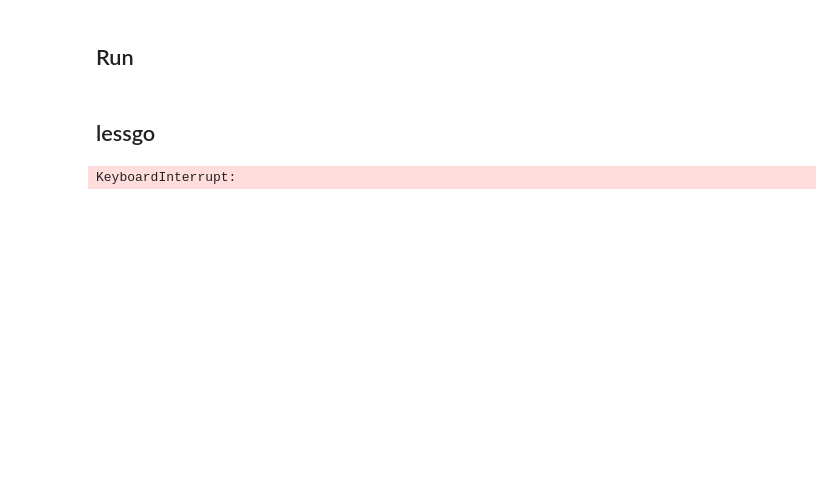
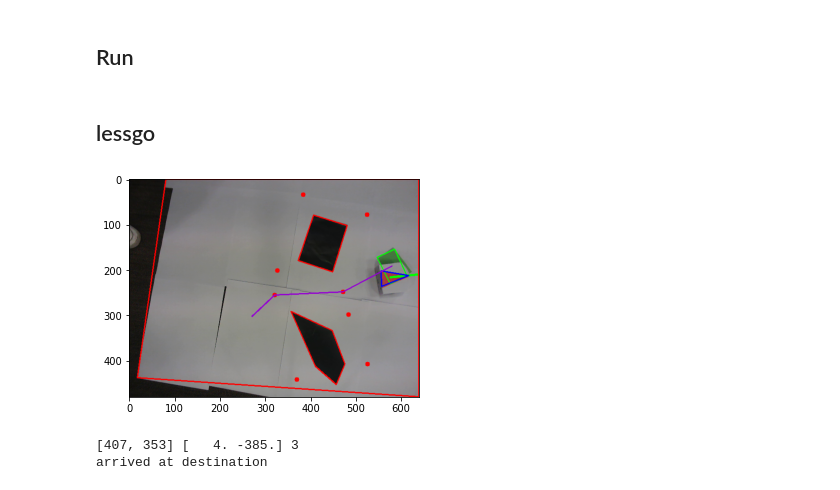
Before and after one commit to tgieruc/BOMR_2021, a Jupyter notebook: main.ipynb, the cells around one changed output. Drawn from its saved outputs; the diff is of its cells as text; code cells hidden in the pictures; blank space fills up the shorter version.

```diff
--- a/main.ipynb
+++ b/main.ipynb
@@ -40,0 +58,13 @@ def pltshow(img):
+# %%
+def set_speed(speed_left, speed_right):
+    v = {
+        "motor.left.target": [speed_left],
+        "motor.right.target": [speed_right],
+    }
+    aw(node.set_variables(v))
+
+def get_speed():
+    right_speed = node['motor.right.speed']
+    left_speed = node['motor.left.speed']
+    return [left_speed, right_speed]
+set_speed(-0,-0)
@@ -86,45 +124,46 @@ pltshow(get_visualization(vision, path_planner))
 # %%
 from IPython.display import clear_output
+vision.update_frame()
+vision.update_robot()
 kalman = Kalman_filter(vision)
 
 plt.figure()
-# await tdmclient.notebook.start()
 vision.update_robot()
-pltshow(get_visualization(vision, path_planner)
+pltshow(get_visualization(vision, path_planner))
 next_point_id = 1
 next_point = path_planner.path[next_point_id]
 # send next_point
 # init kalmann
-min_dist = 10
+min_dist = 30
 
 while 1:
     vision.update_frame()
     vision.update_robot()
-    pltshow(cv2.cvtColor(get_visualization(vision, path_planner), cv2.COLOR_BGR2RGB))
-#     robot_speed = [motor_right_speed, motor_left_speed]
-#     kalman.update_kalman(vision, robot_speed)
+    pltshow(get_visualization(vision, path_planner))
+    robot_speed = get_speed()
 
     if vision.robot_detected():
-        pos = [vision.robot.center[0,0], vision.robot.center[0,1], vision.robot.orientation]
-        speed_robot = move(pos, next_point, kalman)
-#                 motor_right_target = speed_robot[0]
-#                 motor_left_target = speed_robot[1]
-        print(speed_robot)
+        kalman.update_kalman(vision, robot_speed)
+        pos = [kalman.pos_x, kalman.pos_x, vision.robot.orientation]
+        speed_robot,dpos = move(pos, next_point, kalman, 0.3, 100,140,-50, -50)
+        set_speed(speed_robot[0], int(speed_robot[1]))
+        print(speed_robot, dpos, next_point_id)
         # CHECKPOINT
 
 
         if np.linalg.norm(vision.robot.center - next_point) < min_dist:
             if next_point_id == len(path_planner.path) - 1:
-                print("arrived at desti")
-#                 motor_right_target = 0
-#                 motor_left_target = 0
+                print("arrived at destination")
+                set_speed(0,0)
                 break
             else:
                 print("arrived at checkpoint")
                 next_point_id += 1
                 next_point = path_planner.path[next_point_id]
 # %% [output]
+[figure, added]
-KeyboardInterrupt:
+[407, 353] [   4. -385.] 3
+arrived at destination
 # %%
  vision.disconnect_camera()
 # %%
```
Also changed, not shown: parts of 15 cells of this notebook, 5 other files.
